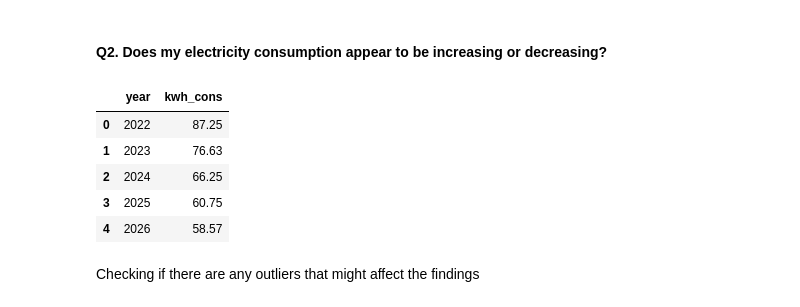
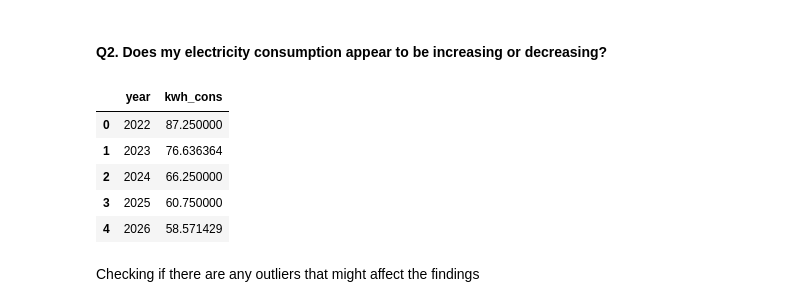
Before and after one commit to adrielmolina/portfolio, a Jupyter notebook: meralco_bills_analysis.ipynb, the cells around one changed output. Cells and saved outputs as stored; diff of their text form; code cells hidden in the pictures.

```diff
--- a/meralco_bills_analysis.ipynb
+++ b/meralco_bills_analysis.ipynb
@@ -211,36 +223,36 @@ figure3.show()
 # %%
 # YEARLY CHART
 yearly_avg_kwh = bill.groupby('year')['kwh_cons'].mean().reset_index()
 # Truncate the yearly average kWh consumption
-yearly_avg_kwh['kwh_cons'] = yearly_avg_kwh['kwh_cons'].map(lambda x: np.trunc(x * 100) / 100)
+#yearly_avg_kwh['kwh_cons'] = yearly_avg_kwh['kwh_cons'].map(lambda x: np.trunc(x * 100) / 100)
 
 display(yearly_avg_kwh)
 
 figure4 = px.line(
     data_frame=yearly_avg_kwh,
     x = 'year',
     y = 'kwh_cons',
     labels = {
         'year' : 'Year',
         'kwh_cons' : 'kWh Consumption'
     },
     markers=True,
     text='kwh_cons',
     title = 'Yearly Average kWh Consumption from 2022 to 2026',
     template='seaborn'
 )
 
 figure4.update_xaxes(type = 'category')
-figure4.update_traces(textposition = 'bottom center')
+figure4.update_traces(textposition = 'bottom center', texttemplate='%{y:.2f}')
 
 figure4.show()
 # %% [output]
 |  | year | kwh_cons |
-| 0 | 2022 | 87.25 |
-| 1 | 2023 | 76.63 |
-| 2 | 2024 | 66.25 |
-| 3 | 2025 | 60.75 |
-| 4 | 2026 | 58.57 |
+| 0 | 2022 | 87.250000 |
+| 1 | 2023 | 76.636364 |
+| 2 | 2024 | 66.250000 |
+| 3 | 2025 | 60.750000 |
+| 4 | 2026 | 58.571429 |
 # %% [markdown]
 Checking if there are any outliers that might affect the findings
 # %%
```
Also changed, not shown: parts of 8 cells of this notebook, 3 other files.
